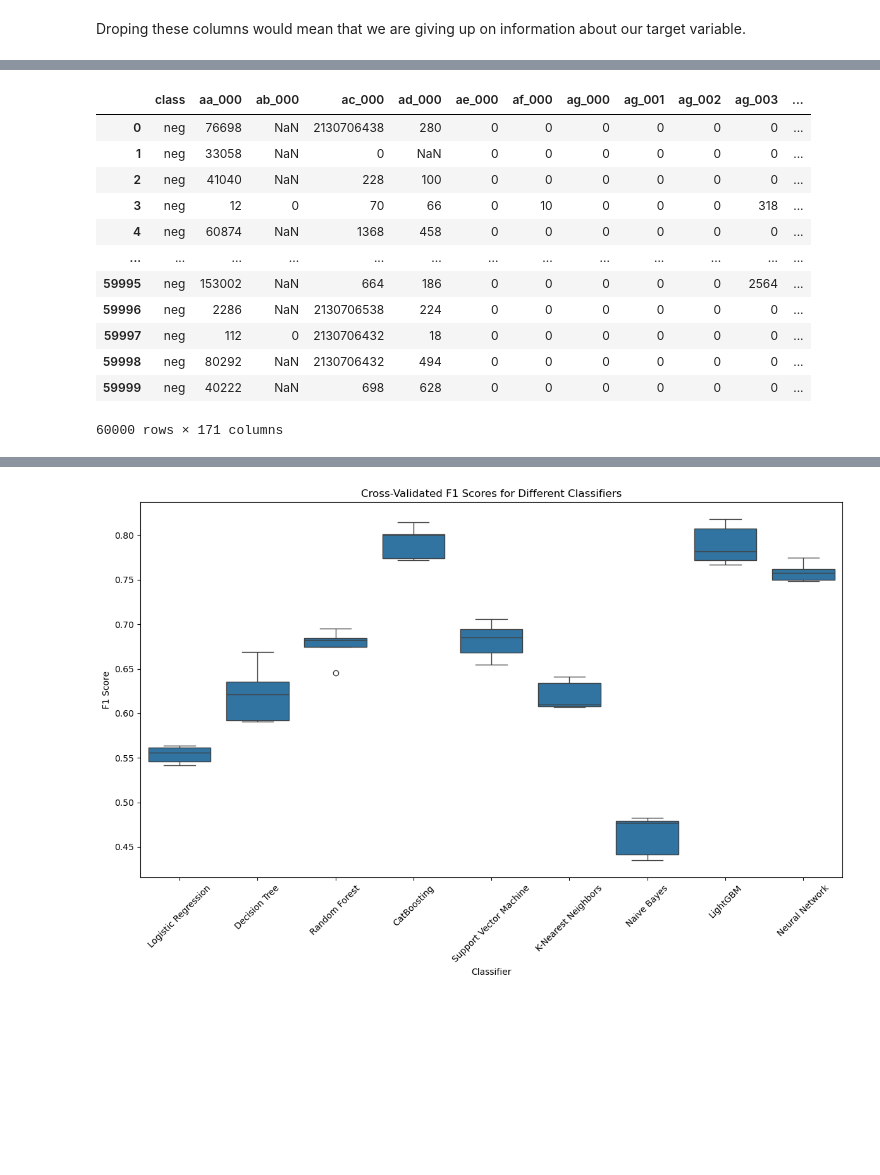
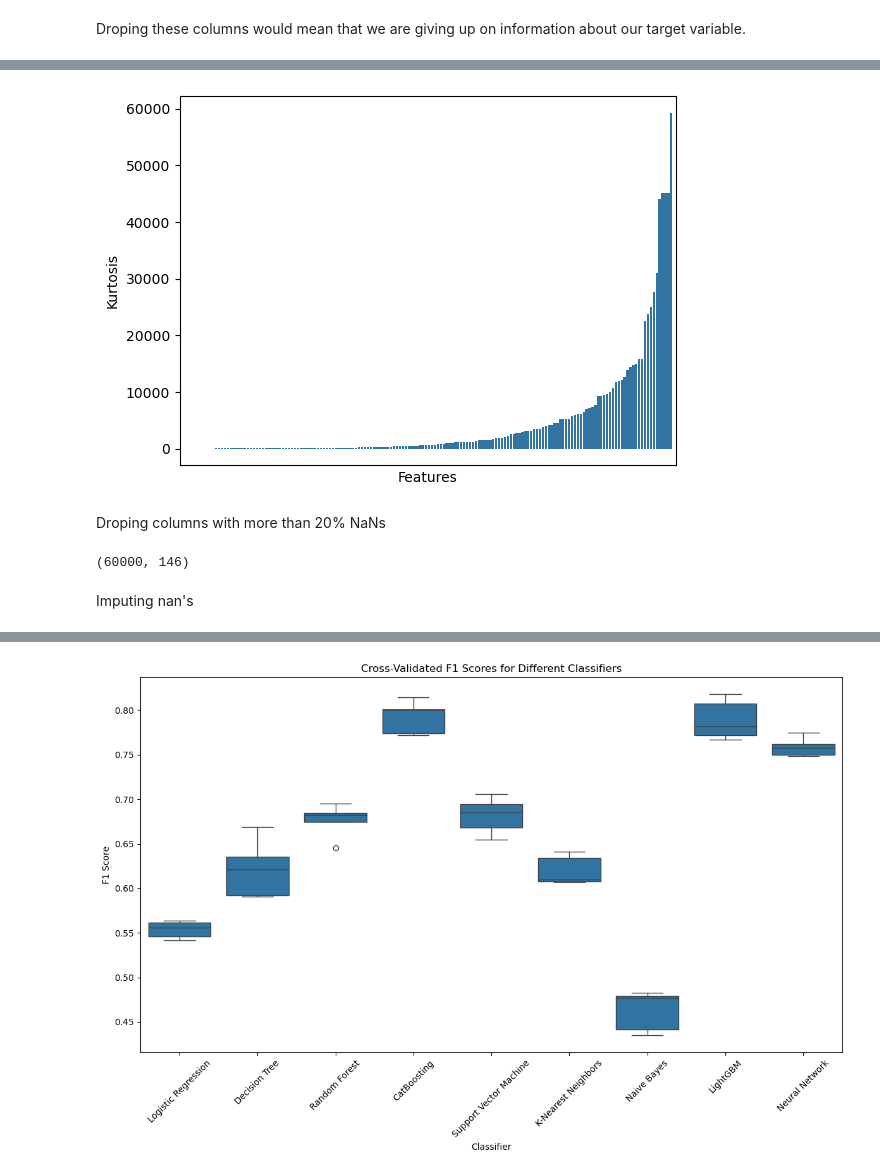
Before and after one commit to MatheusVazManzke/bix-intelligence-challenge, a Jupyter notebook: notebooks/exploration/0.0-mvm-data-exploration.ipynb, the cells around one changed output, grey strips where cells are left out. Cells and saved outputs as stored; diff of their text form; code cells hidden in the pictures; blank space fills up the shorter version.

```diff
--- a/notebooks/exploration/0.0-mvm-data-exploration.ipynb
+++ b/notebooks/exploration/0.0-mvm-data-exploration.ipynb
@@ -221,17 +323,15 @@ calculate_skewness_kurtosis(air_systems_df)
-# %%
-air_systems_df
-# %% [output]
-|  | class | aa_000 | ab_000 | ac_000 | ad_000 | ae_000 | af_000 | ag_000 | ag_001 | ag_002 | ag_003 | ... |
-| 0 | neg | 76698 | NaN | 2130706438 | 280 | 0 | 0 | 0 | 0 | 0 | 0 | ... |
-| 1 | neg | 33058 | NaN | 0 | NaN | 0 | 0 | 0 | 0 | 0 | 0 | ... |
-| 2 | neg | 41040 | NaN | 228 | 100 | 0 | 0 | 0 | 0 | 0 | 0 | ... |
-| 3 | neg | 12 | 0 | 70 | 66 | 0 | 10 | 0 | 0 | 0 | 318 | ... |
-| 4 | neg | 60874 | NaN | 1368 | 458 | 0 | 0 | 0 | 0 | 0 | 0 | ... |
-| ... | ... | ... | ... | ... | ... | ... | ... | ... | ... | ... | ... | ... |
-| 59995 | neg | 153002 | NaN | 664 | 186 | 0 | 0 | 0 | 0 | 0 | 2564 | ... |
-| 59996 | neg | 2286 | NaN | 2130706538 | 224 | 0 | 0 | 0 | 0 | 0 | 0 | ... |
-| 59997 | neg | 112 | 0 | 2130706432 | 18 | 0 | 0 | 0 | 0 | 0 | 0 | ... |
-| 59998 | neg | 80292 | NaN | 2130706432 | 494 | 0 | 0 | 0 | 0 | 0 | 0 | ... |
-| 59999 | neg | 40222 | NaN | 698 | 628 | 0 | 0 | 0 | 0 | 0 | 0 | ... |
-60000 rows × 171 columns
+# %%
+aux_kurtosis = calculate_skewness_kurtosis(air_systems_previous).sort_values(by='Kurtosis')
+# %%
+aux_kurtosis.reset_index(inplace=True, drop=True)
+# %%
+fig = plt.figure
+sns.barplot(data=aux_kurtosis, x=aux_kurtosis.index, y='Kurtosis')
+plt.xticks(ticks=[])
+plt.xlabel('Features')
+plt.show()
+# %% [output]
+[figure, added]
+# %% [markdown]
+Droping columns with more than 20% NaNs
 # %%
@@ -241 +339,7 @@ df = air_systems_df.drop(columns='class').astype('float')
+# %%
+air_systems_previous.shape
+# %% [output]
+(60000, 146)
+# %% [markdown]
+Imputing nan's
 # %%
```
Also changed, not shown: parts of 92 cells of this notebook, 44 other files.
